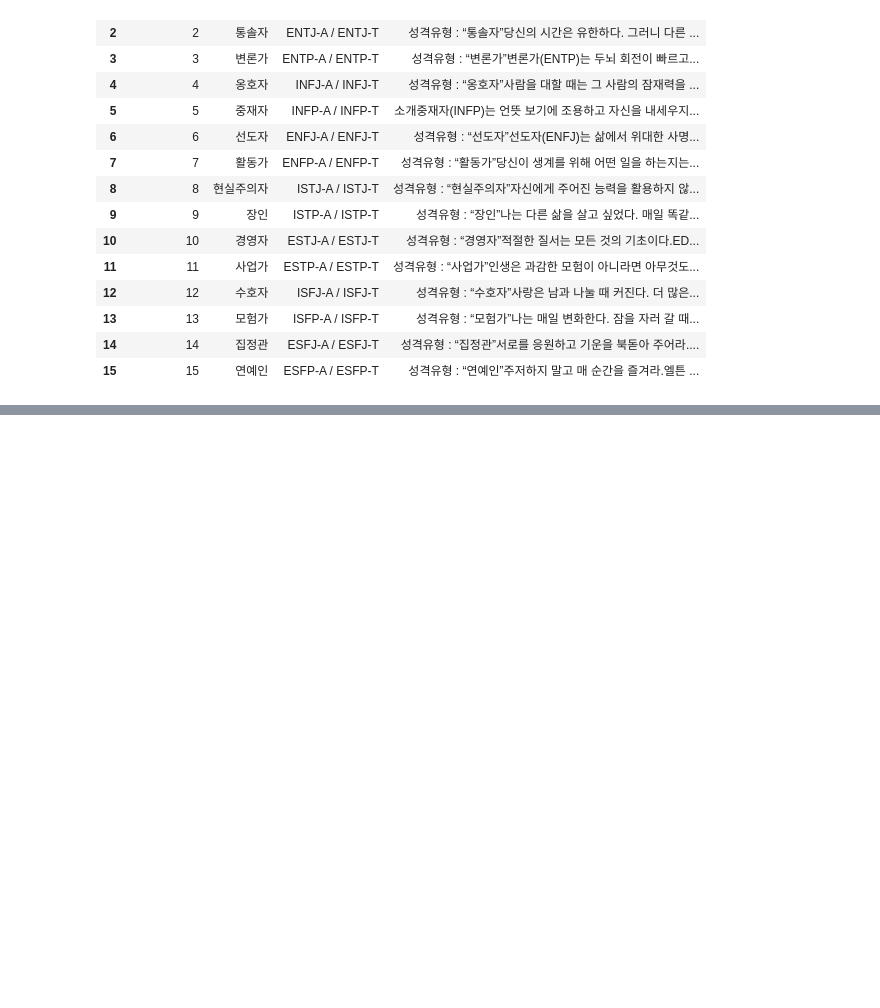
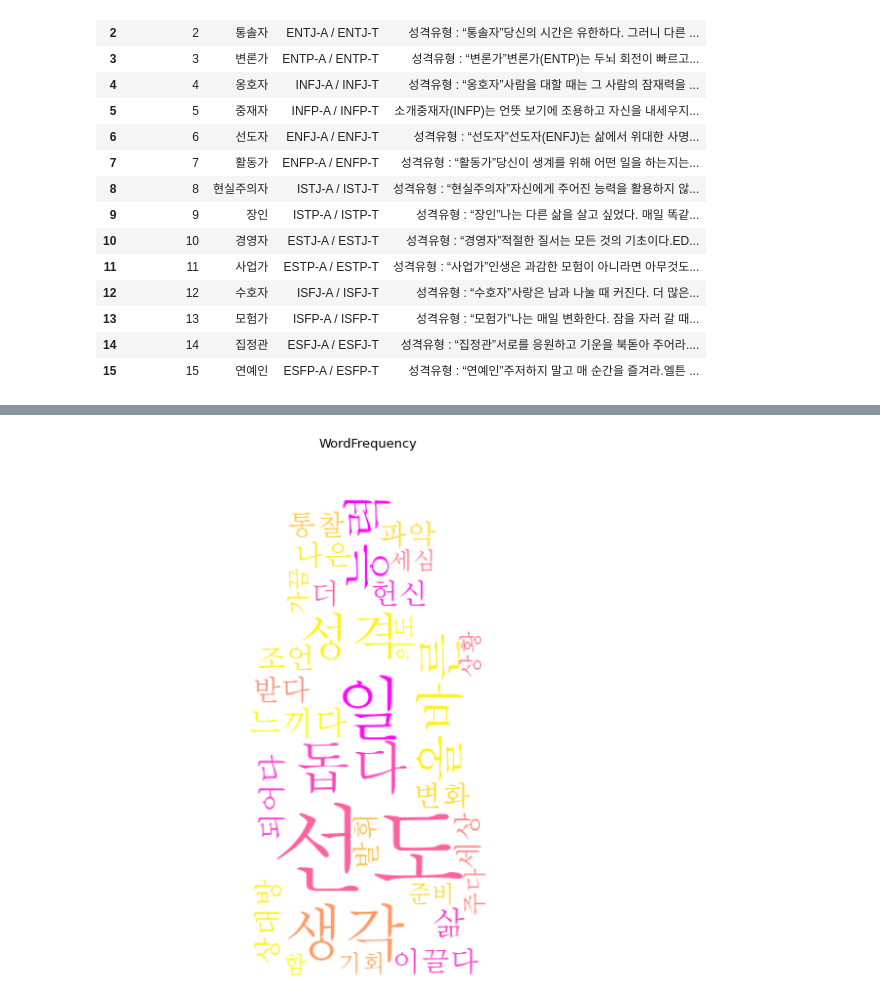
Before and after one commit to JJongSSu/Study, a Jupyter notebook: Teamproject/first/mbti_wordcloud.ipynb, the cells around one changed output, grey strips where cells are left out. Saved outputs shown, nothing was run; the diff lists cells and outputs as text; code cells hidden in the pictures; blank space fills up the shorter version.

```diff
--- a/Teamproject/first/mbti_wordcloud.ipynb
+++ b/Teamproject/first/mbti_wordcloud.ipynb
@@ -195,0 +208,9 @@ plt.savefig('INFJ')
+# %%
+plt.figure(figsize = (10,10))
+plt.imshow(wordcloud)
+plt.axis("off")
+plt.title("WordFrequency", size = 13)
+plt.show
+plt.savefig('ENFJ.png')
+# %% [output]
+[figure, added]
```
Also changed, not shown: parts of 14 cells of this notebook, 9 other files.
